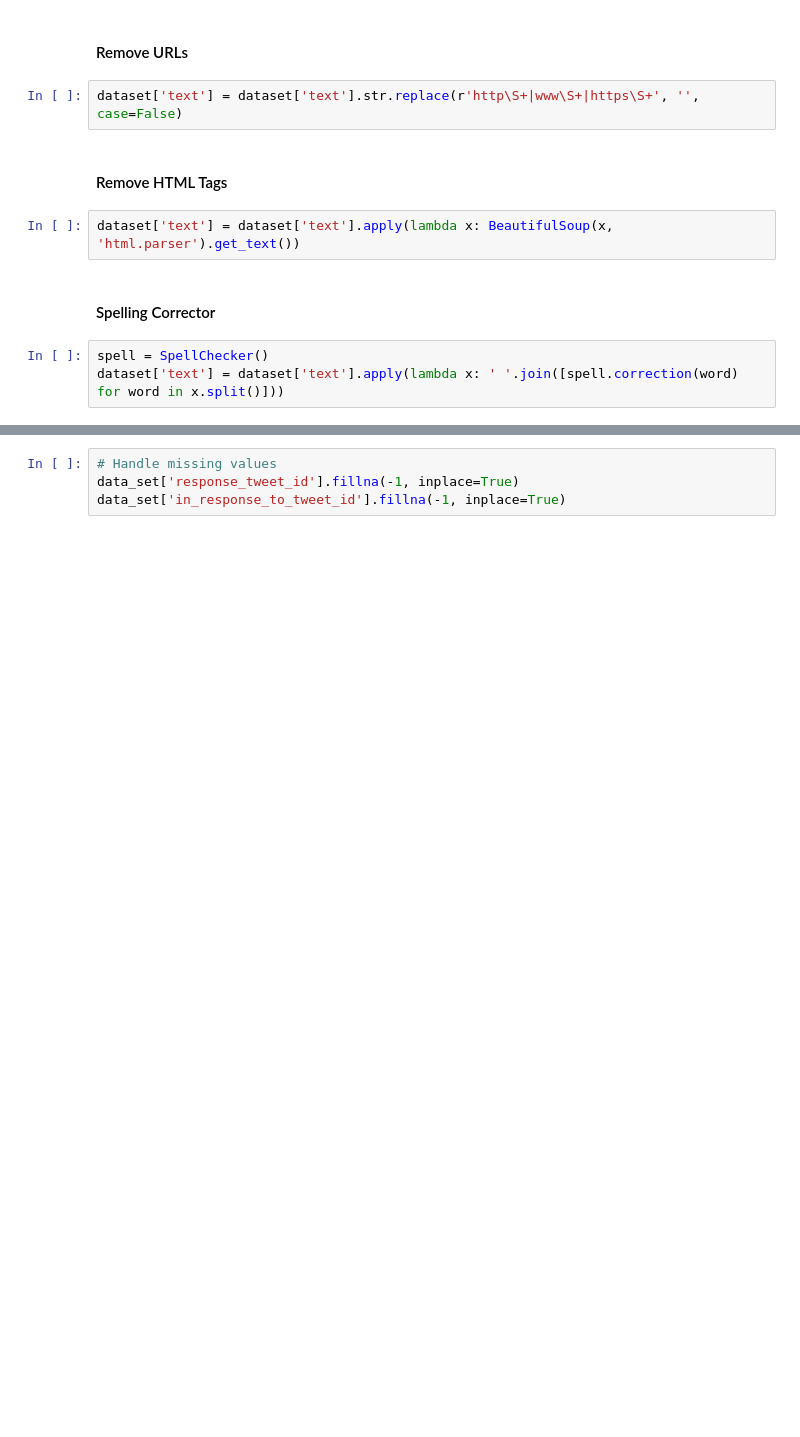
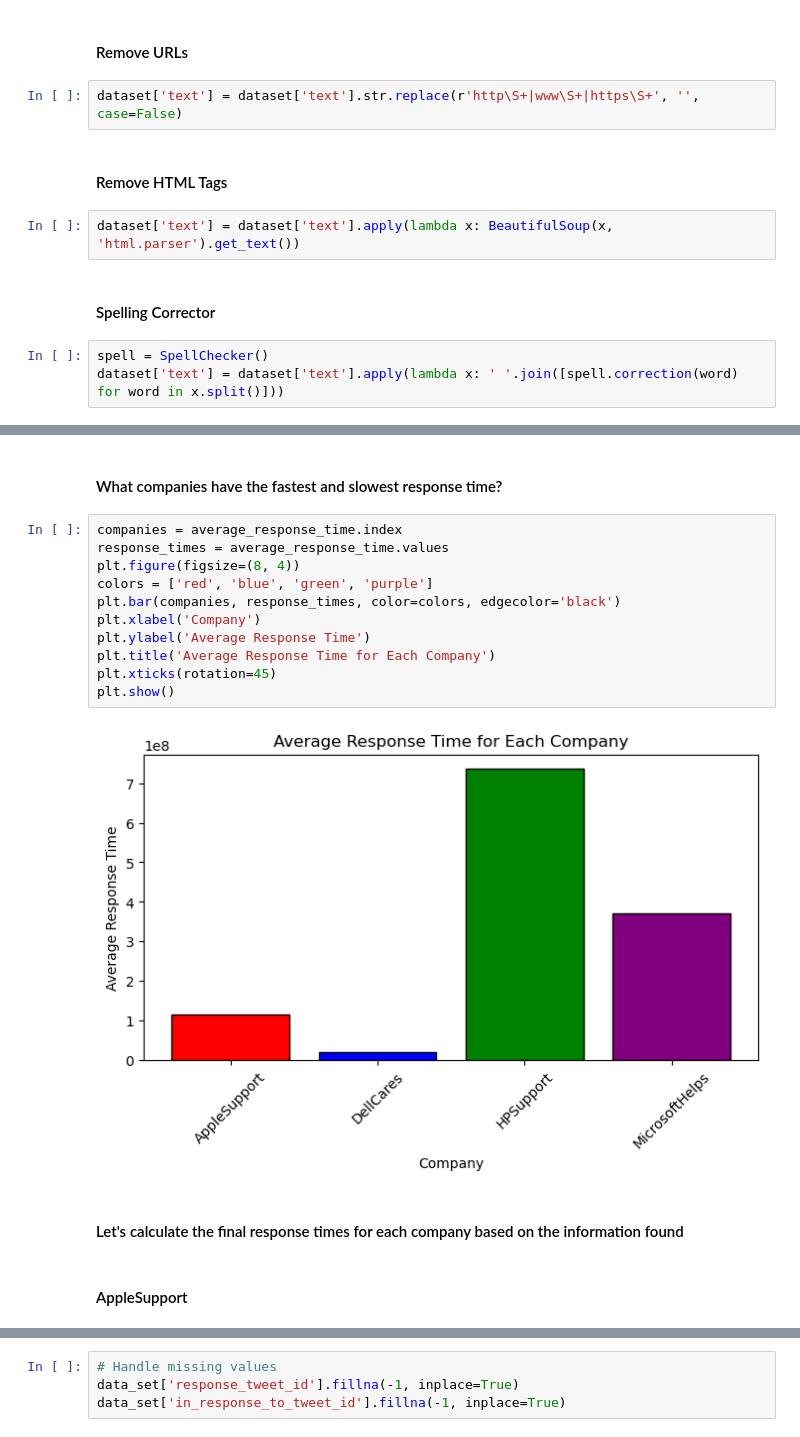
Before and after one commit to efloresz/Data-NotebookEF, a Jupyter notebook: FloresPortfolio .ipynb, the cells around one changed output, grey strips where cells are left out. Cells and saved outputs as stored; diff of their text form; blank space fills up the shorter version.

```diff
--- a/FloresPortfolio .ipynb
+++ b/FloresPortfolio .ipynb
@@ -215,0 +488,19 @@ American Airlines and Delta
+# %% [markdown]
+#### What companies have the fastest and slowest response time?
+# %%
+companies = average_response_time.index
+response_times = average_response_time.values
+plt.figure(figsize=(8, 4))
+colors = ['red', 'blue', 'green', 'purple']
+plt.bar(companies, response_times, color=colors, edgecolor='black')
+plt.xlabel('Company')
+plt.ylabel('Average Response Time')
+plt.title('Average Response Time for Each Company')
+plt.xticks(rotation=45)
+plt.show()
+# %% [output]
+[figure, added]
+# %% [markdown]
+#### Let's calculate the final response times for each company based on the information found
+# %% [markdown]
+#### AppleSupport
```
Also changed, not shown: parts of 150 cells of this notebook.
